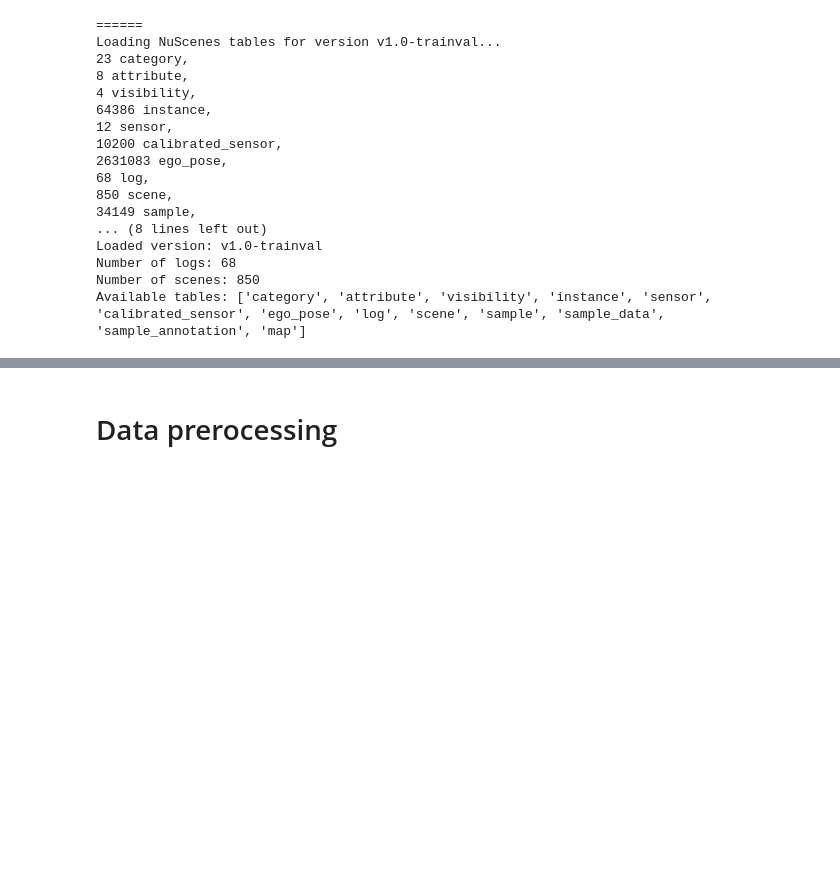
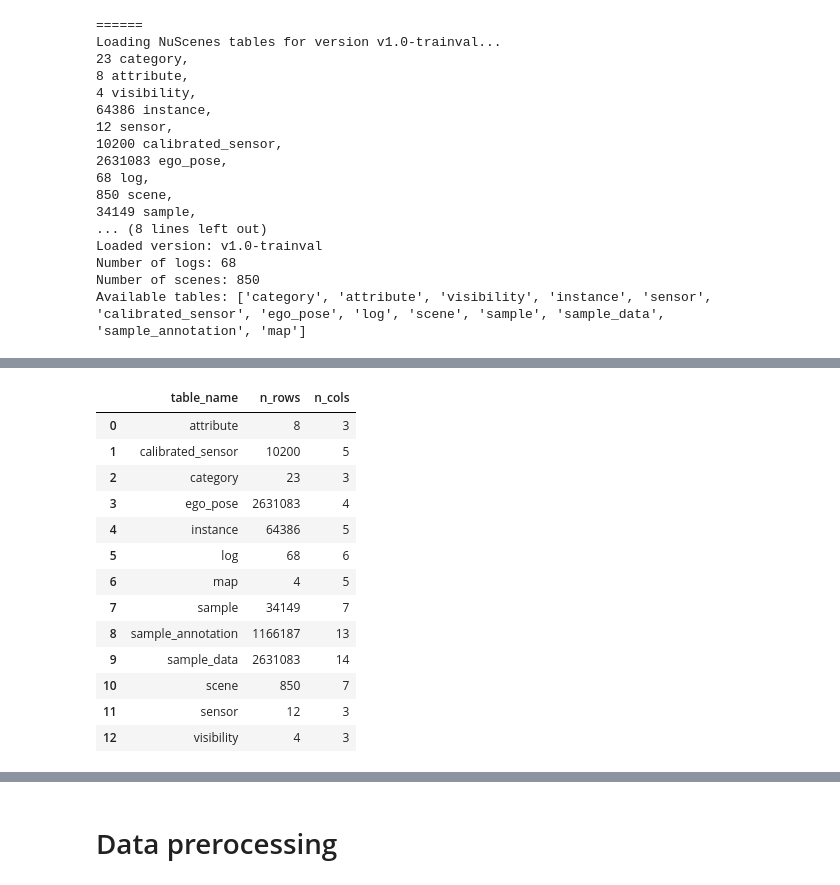
Before and after one commit to darkcyan-ugli-fruit/nuscenes-multimodal-learning, a Jupyter notebook: notebooks/00_EDA.ipynb, the cells around one changed output, grey strips where cells are left out. Saved outputs shown, nothing was run; the diff lists cells and outputs as text; code cells hidden in the pictures; blank space fills up the shorter version.

```diff
--- a/notebooks/00_EDA.ipynb
+++ b/notebooks/00_EDA.ipynb
@@ -186,9 +133,0 @@ vehicle.stopped: 65975
-# %%
-# Load nuscenes table into dict of dataframes for inspected
-nusc_tables: Dict[str, pd.DataFrame] = {table_name: pd.DataFrame(getattr(nusc, table_name)) for table_name in nusc.table_names}
-print("List of dataframes:", list(nusc_tables.keys()))
-
-for t in list(nusc_tables.keys()):
-    df = nusc_tables[t]
-    print(f"\n{t}: {df.shape}")
-    print(df.columns.tolist())
@@ -239,0 +173,34 @@ data token: aab35aeccbda42de82b2ff5c278a0d48
+# %%
+# Load nuScenes tables into a dictionary of DataFrames
+nusc_tables: Dict[str, pd.DataFrame] = {
+    table_name: pd.DataFrame(getattr(nusc, table_name))
+    for table_name in nusc.table_names
+}
+
+table_summary_df: pd.DataFrame = pd.DataFrame(
+    [
+        {
+            "table_name": table_name,
+            "n_rows": df.shape[0],
+            "n_cols": df.shape[1],
+        }
+        for table_name, df in nusc_tables.items()
+    ]
+).sort_values("table_name").reset_index(drop=True)
+
+table_summary_df
+# %% [output]
+|  | table_name | n_rows | n_cols |
+| 0 | attribute | 8 | 3 |
+| 1 | calibrated_sensor | 10200 | 5 |
+| 2 | category | 23 | 3 |
+| 3 | ego_pose | 2631083 | 4 |
+| 4 | instance | 64386 | 5 |
+| 5 | log | 68 | 6 |
+| 6 | map | 4 | 5 |
+| 7 | sample | 34149 | 7 |
+| 8 | sample_annotation | 1166187 | 13 |
+| 9 | sample_data | 2631083 | 14 |
+| 10 | scene | 850 | 7 |
+| 11 | sensor | 12 | 3 |
+| 12 | visibility | 4 | 3 |
```
Also changed, not shown: parts of 106 cells of this notebook.
